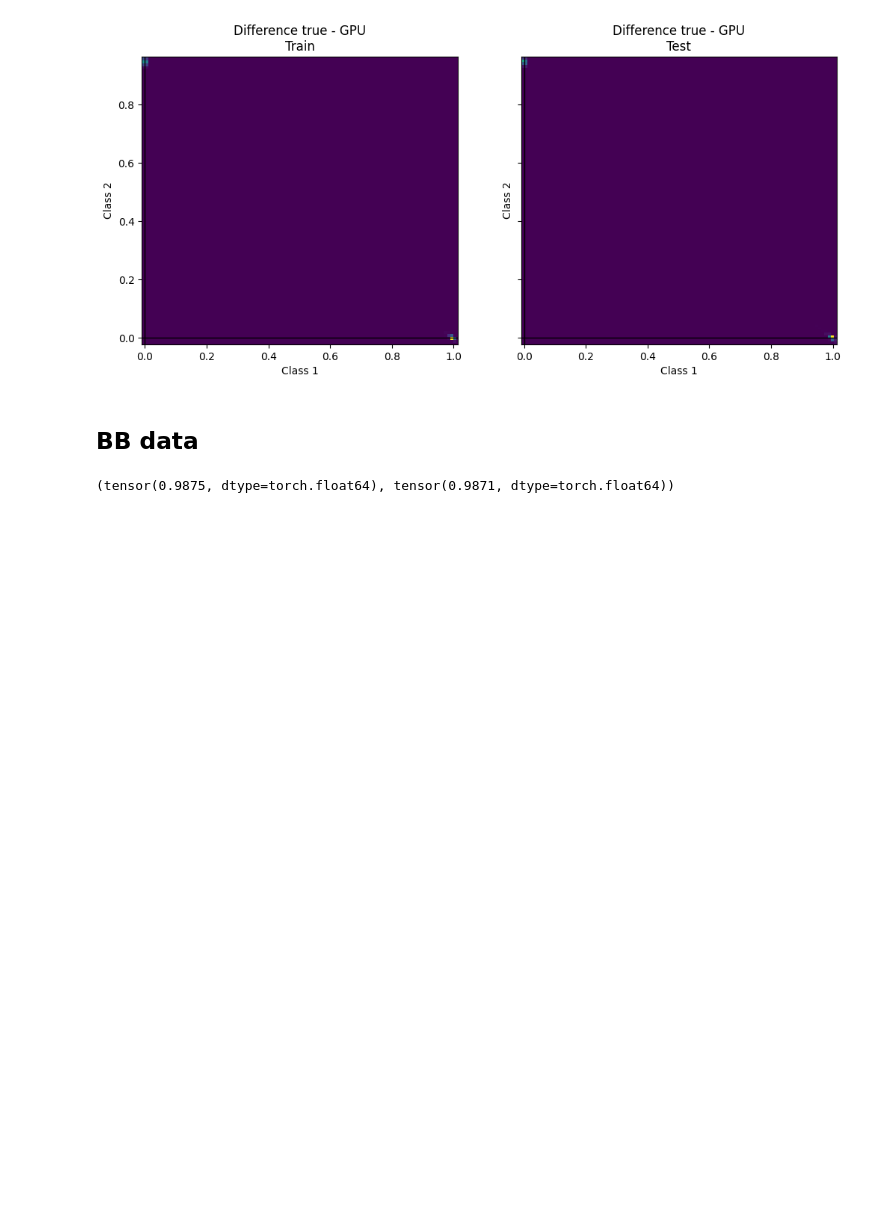
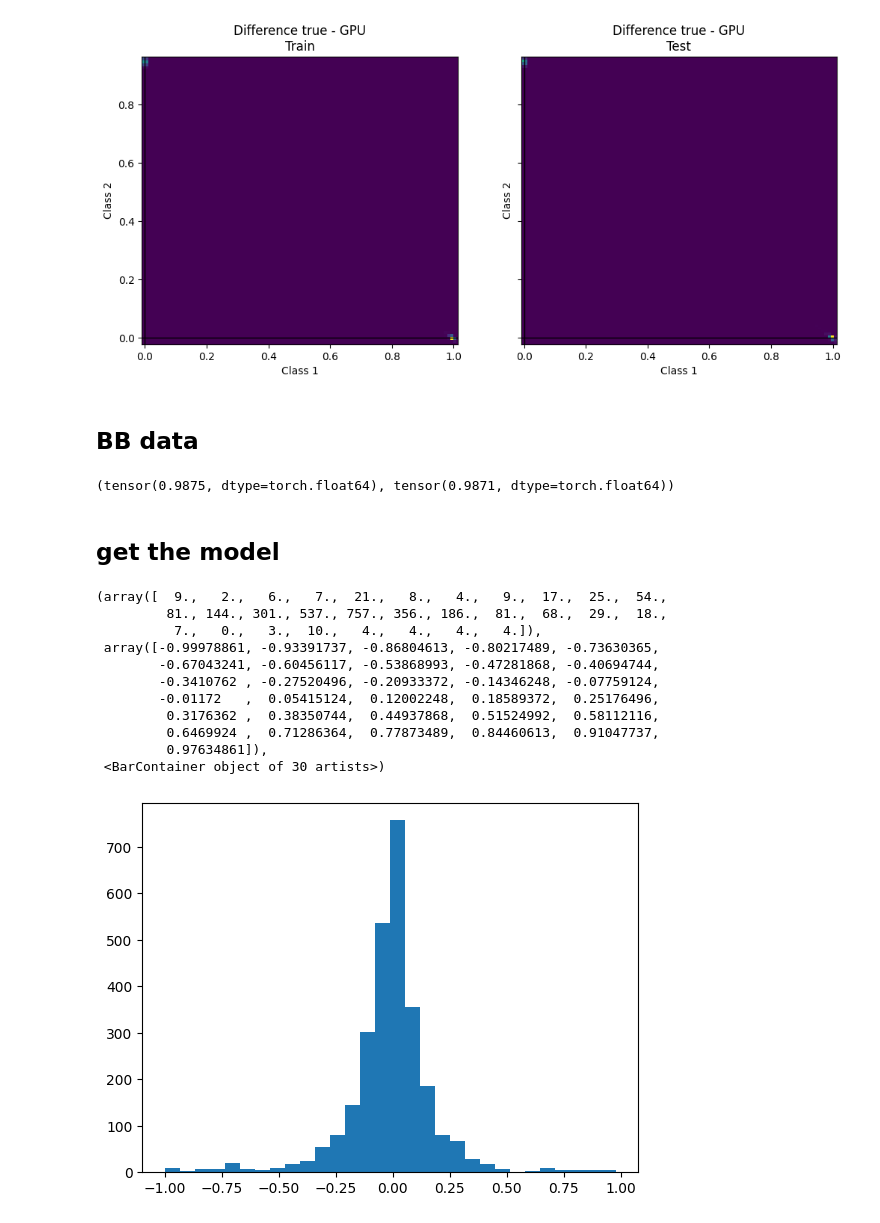
Before and after one commit to c0pp1/TTN4HEP, a Jupyter notebook: TTN/TTN_for_TAIS.ipynb, the cells around one changed output. Drawn from its saved outputs; the diff is of its cells as text; code cells hidden in the pictures; blank space fills up the shorter version.

```diff
--- a/TTN/TTN_for_TAIS.ipynb
+++ b/TTN/TTN_for_TAIS.ipynb
@@ -291,3 +289,27 @@ np.save('../data/bbdata/train_data.npy', train_data.cpu().detach().numpy())
 np.save('../data/bbdata/test_data.npy', test_data.cpu().detach().numpy())
 np.save('../data/bbdata/train_labels.npy', train_labels.cpu().detach().numpy())
 np.save('../data/bbdata/test_labels.npy', test_labels.cpu().detach().numpy())
+# %% [markdown]
+## get the model
+# %%
+bd = 16
+weights_dict = np.load(f'trenti_models/train_lhcb_bd{bd}/tensors.npz')
+weights = [torch.tensor(weights_dict[key.name], dtype=torch.float64) for key in sorted([TIndex(name, []) for name in weights_dict.keys()])]
+model = TTNModel(n_features=16, n_phys=2, n_labels=2, bond_dim=bd, dtype=torch.float64, device='cuda')
+model.tensors = weights
+model.initialize(False)
+# %%
+plt.hist(np.concatenate([weight.flatten() for weight in weights[1:]]), bins=30)
+# %% [output]
+(array([  9.,   2.,   6.,   7.,  21.,   8.,   4.,   9.,  17.,  25.,  54.,
+         81., 144., 301., 537., 757., 356., 186.,  81.,  68.,  29.,  18.,
+          7.,   0.,   3.,  10.,   4.,   4.,   4.,   4.]),
+ array([-0.99978861, -0.93391737, -0.86804613, -0.80217489, -0.73630365,
+        -0.67043241, -0.60456117, -0.53868993, -0.47281868, -0.40694744,
+        -0.3410762 , -0.27520496, -0.20933372, -0.14346248, -0.07759124,
+        -0.01172   ,  0.05415124,  0.12002248,  0.18589372,  0.25176496,
+         0.3176362 ,  0.38350744,  0.44937868,  0.51524992,  0.58112116,
+         0.6469924 ,  0.71286364,  0.77873489,  0.84460613,  0.91047737,
+         0.97634861]),
+ <BarContainer object of 30 artists>)
+[figure, added]
```
Also changed, not shown: parts of 14 cells of this notebook, 26 other files.
